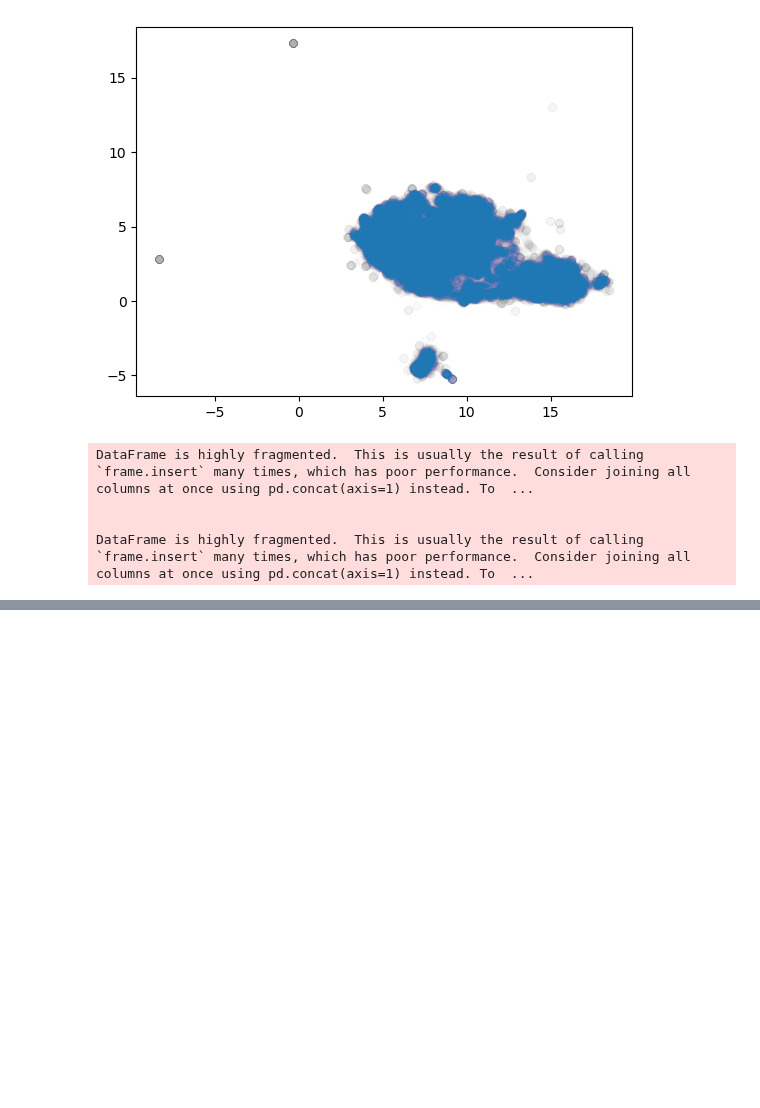
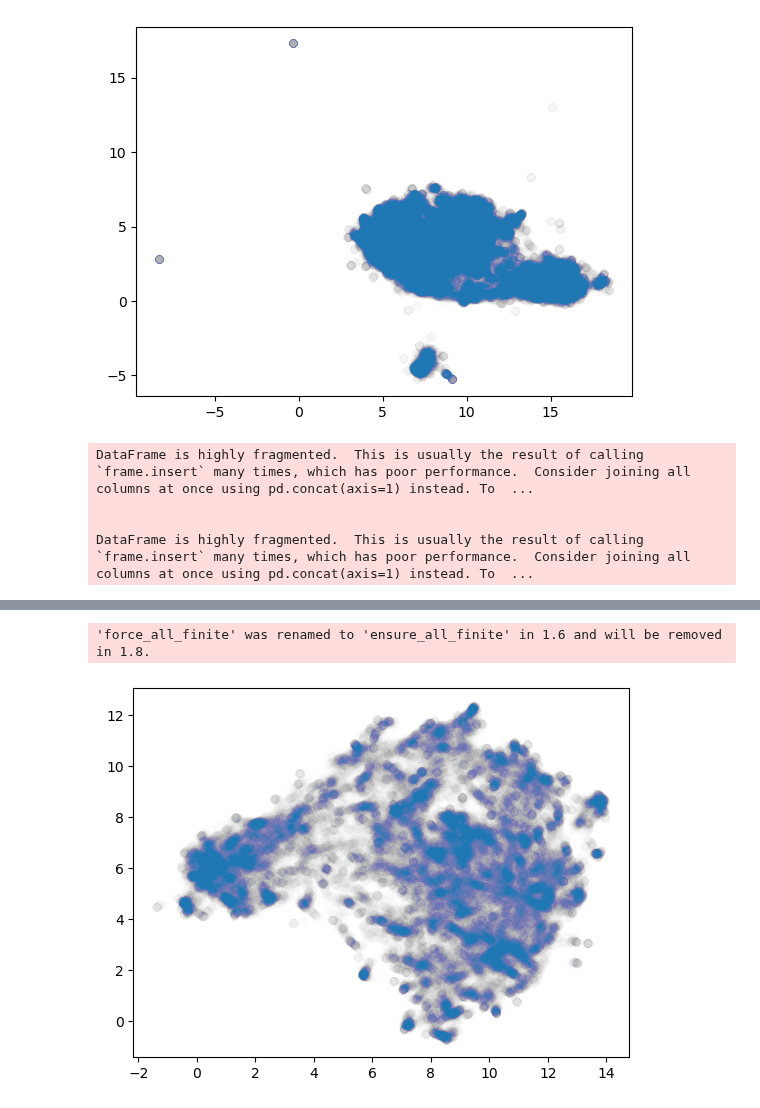
Before and after one commit to svalbuenaa/sci-abstract-graphs, a Jupyter notebook: proofOfConceptEmbeddings.ipynb, the cells around one changed output, grey strips where cells are left out. Cells and saved outputs as stored; diff of their text form; code cells hidden in the pictures; blank space fills up the shorter version.

Commit message:
Add  all-MiniLM-L6-v2

```diff
--- a/proofOfConceptEmbeddings.ipynb
+++ b/proofOfConceptEmbeddings.ipynb
@@ -306,0 +309,8 @@ fig.show()
+# %%
+df_all_MiniLM_L6_v2["AbstractEmbedding_list"] = df_all_MiniLM_L6_v2["AbstractEmbedding"].apply(ast.literal_eval)
+# %%
+colnames_all_MiniLM_L6_v2 = []
+for el in range(384):
+    colnames_all_MiniLM_L6_v2.append("Embedding_"+str(el))
+# %%
+df_all_MiniLM_L6_v2[colnames_all_MiniLM_L6_v2] = df_all_MiniLM_L6_v2["AbstractEmbedding_list"].to_list()
@@ -306,0 +335,9 @@ fig.show()
+# %%
+mapper_all_MiniLM_L6_v2 = umap.UMAP().fit_transform(df_all_MiniLM_L6_v2[colnames_all_MiniLM_L6_v2])
+# %% [output]
+'force_all_finite' was renamed to 'ensure_all_finite' in 1.6 and will be removed in 1.8.
+# %%
+plt.scatter(x = mapper_all_MiniLM_L6_v2[:, 0], y = mapper_all_MiniLM_L6_v2[:, 1], alpha = 0.002)
+plt.show()
+# %% [output]
+[figure, added]
```
Also changed, not shown: parts of 5 cells of this notebook.
